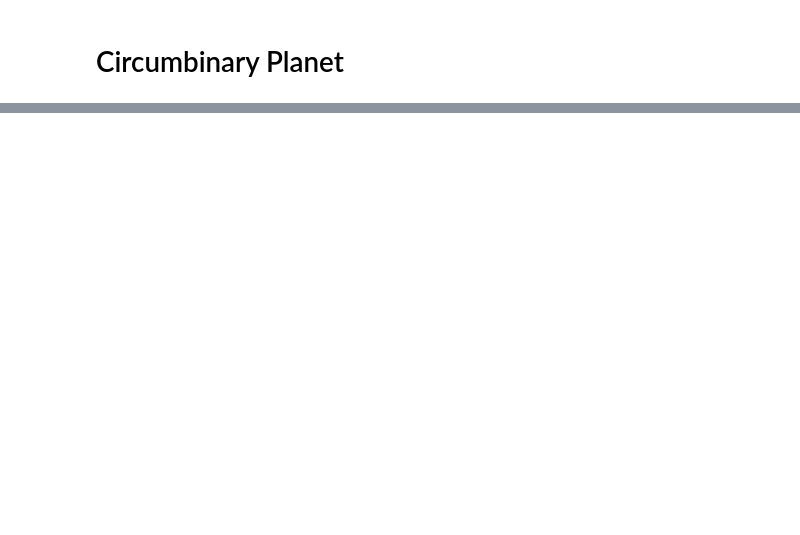
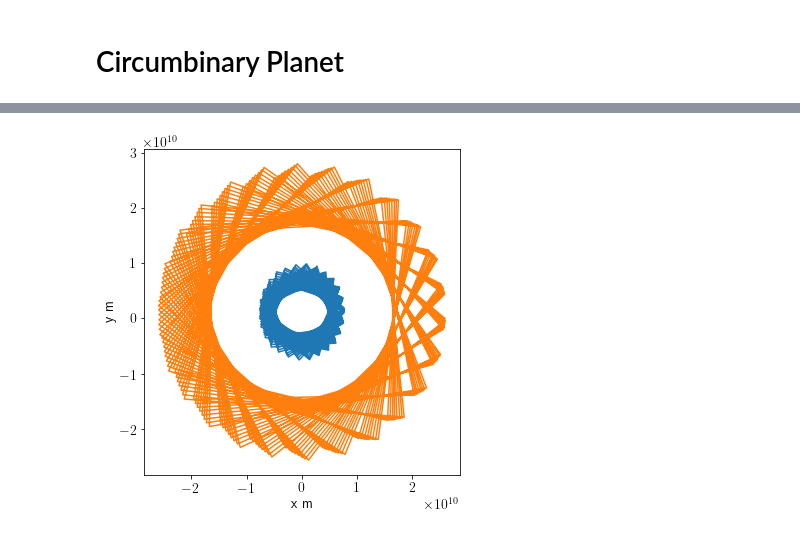
Before and after one commit to SeanMurphy23/CircumbinaryPlanet, a Jupyter notebook: CircumbinaryPlanet.ipynb, the cells around one changed output, grey strips where cells are left out. Cells and saved outputs as stored; diff of their text form; code cells hidden in the pictures; blank space fills up the shorter version.

```diff
--- a/CircumbinaryPlanet.ipynb
+++ b/CircumbinaryPlanet.ipynb
@@ -65,0 +252,13 @@ m2 = (0.5 * u.Msun).decompose().value
+# %%
+#close up of the binary stars after 10 planetary revolutions
+
+plt.figure(figsize=(6,6))
+plt.plot(x1,y1)
+plt.plot(x2,y2)
+plt.xlabel('x m')
+plt.ylabel('y m')
+#plt.title('Circular Orbit')
+plt.gca().set_aspect('equal')
+plt.show()
+# %% [output]
+[figure, added]
```
Also changed, not shown: parts of 7 cells of this notebook.
